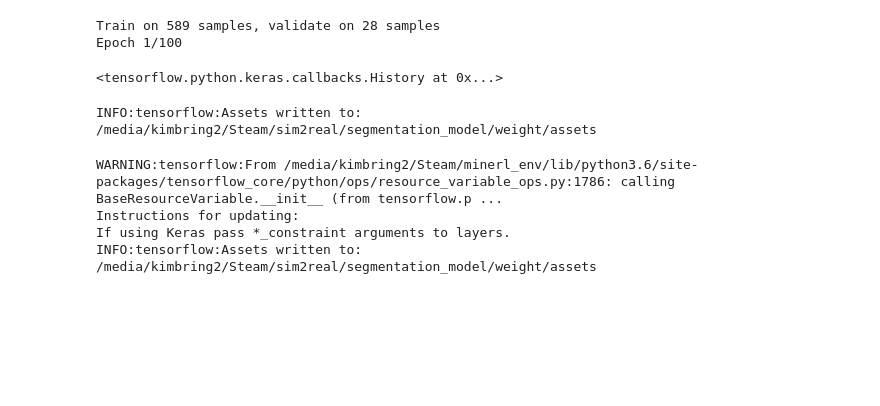
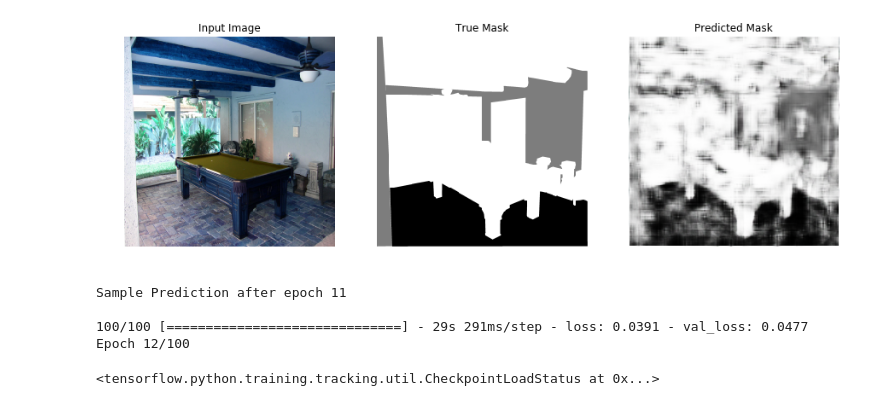
Before and after one commit to kimbring2/DeepSoccer, a Jupyter notebook: segmentation_kaggle.ipynb, the cells around one changed output. Drawn from its saved outputs; the diff is of its cells as text; code cells hidden in the pictures; blank space fills up the shorter version.

```diff
--- a/segmentation_kaggle.ipynb
+++ b/segmentation_kaggle.ipynb
@@ -247,13 +380,37 @@ ________________________________________________________________________________
 # %%
 model.compile(optimizer=tf.keras.optimizers.Adam(learning_rate=0.0001), loss='mse')
-model.fit(np.array(train_imgs,dtype='float16'), np.array(train_masks,dtype='float16'),
-          validation_data=(np.array(valid_imgs, dtype='float16'), np.array(valid_masks, dtype='float16')),
-          epochs=100, steps_per_epoch=100, verbose=1, batch_size=3)
+
+for i in range(0, 100):
+    train_imgs, train_masks = get_images_masks(train_path)
+    valid_imgs, valid_masks = get_images_masks(val_path)
+
+    print("start fit")
+    model.fit(np.array(train_imgs, dtype='float16'), np.array(train_masks, dtype='float16'),
+              validation_data=(np.array(valid_imgs, dtype='float16'), np.array(valid_masks, dtype='float16')),
+              epochs=100, steps_per_epoch=100, verbose=1, batch_size=6, callbacks=[DisplayCallback()])
+
+    model.save("/media/kimbring2/Steam/sim2real/segmentation_model/")
+    #del train_imgs, train_masks, valid_imgs, valid_masks
+
+'''
+EPOCHS = 100
+VAL_SUBSPLITS = 5
+VALIDATION_STEPS = 5
+
+model_history = model.fit_generator(train_dataset, epochs=EPOCHS,
+                          steps_per_epoch=1,
+                          validation_steps=VALIDATION_STEPS,
+                          validation_data=test_dataset,
+                          callbacks=[DisplayCallback()])
+'''
 # %% [output]
+[figure, added]
-Train on 589 samples, validate on 28 samples
-Epoch 1/100
+Sample Prediction after epoch 11
+
+100/100 [==============================] - 29s 291ms/step - loss: 0.0391 - val_loss: 0.0477
+Epoch 12/100
-<tensorflow.python.keras.callbacks.History at 0x...>
 # %%
-model.save("/media/kimbring2/Steam/sim2real/segmentation_model/weight")
+#model.save("/media/kimbring2/Steam/sim2real/segmentation_model/")
+model.load_weights("/media/kimbring2/Steam/sim2real/segmentation_model/variables/variables")
 # %% [output]
-INFO:tensorflow:Assets written to: /media/kimbring2/Steam/sim2real/segmentation_model/weight/assets
+<tensorflow.python.training.tracking.util.CheckpointLoadStatus at 0x...>
@@ -295,10 +417,2 @@ model_for_pruning.fit(np.array(train_imgs,dtype='float16'), np.array(train_masks
-# %%
-model_for_pruning.save("/media/kimbring2/Steam/sim2real/segmentation_model/weight")
-#model_for_pruning.load_weights("/media/kimbring2/Steam/sim2real/segmentation_model/weight/variables/variables")
-# %% [output]
-WARNING:tensorflow:From /media/kimbring2/Steam/minerl_env/lib/python3.6/site-packages/tensorflow_core/python/ops/resource_variable_ops.py:1786: calling BaseResourceVariable.__init__ (from tensorflow.p ...
-Instructions for updating:
-If using Keras pass *_constraint arguments to layers.
-INFO:tensorflow:Assets written to: /media/kimbring2/Steam/sim2real/segmentation_model/weight/assets
 # %%
 def plot_imgs(img,mask,pred):
```
Also changed, not shown: parts of 26 cells of this notebook.
